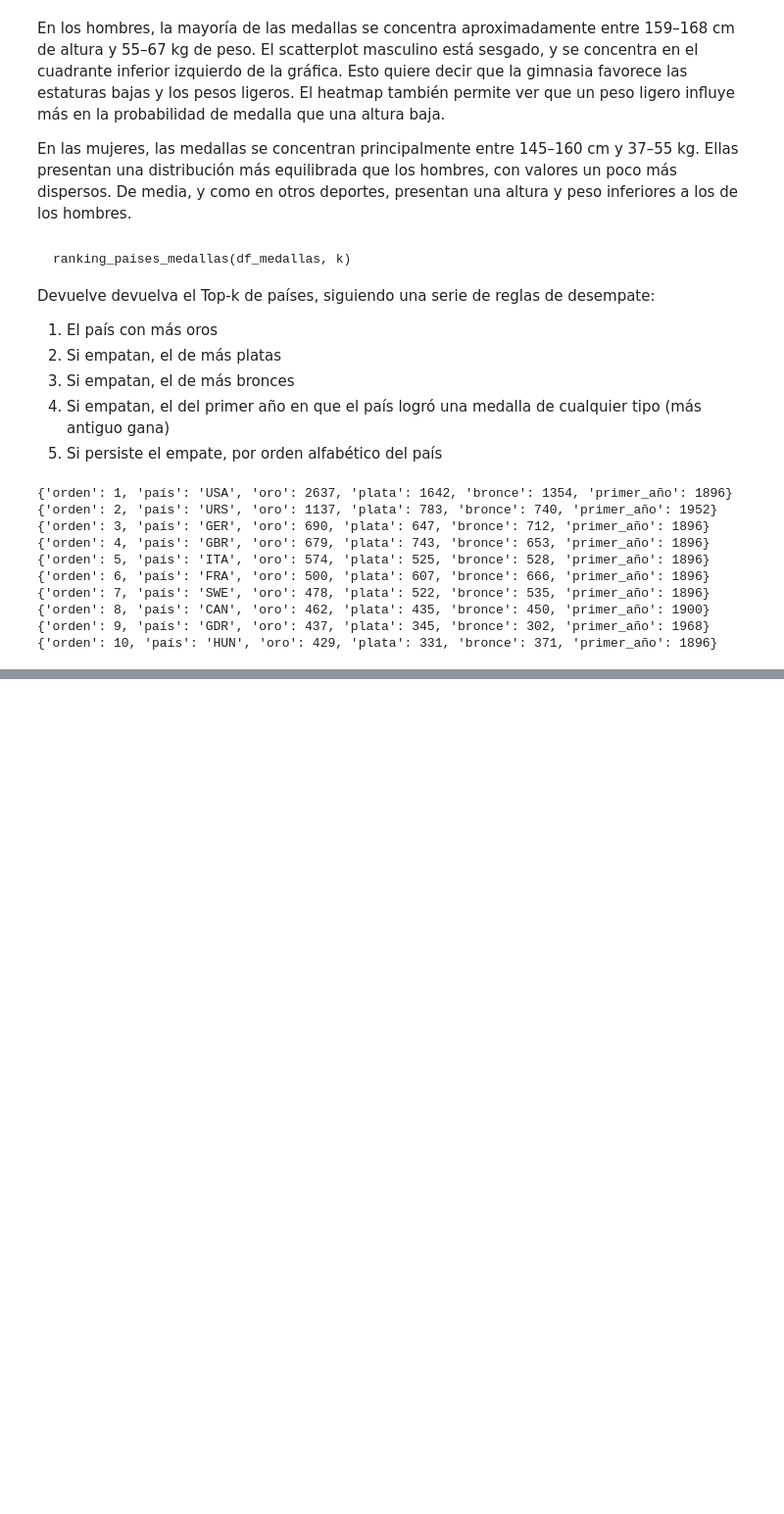
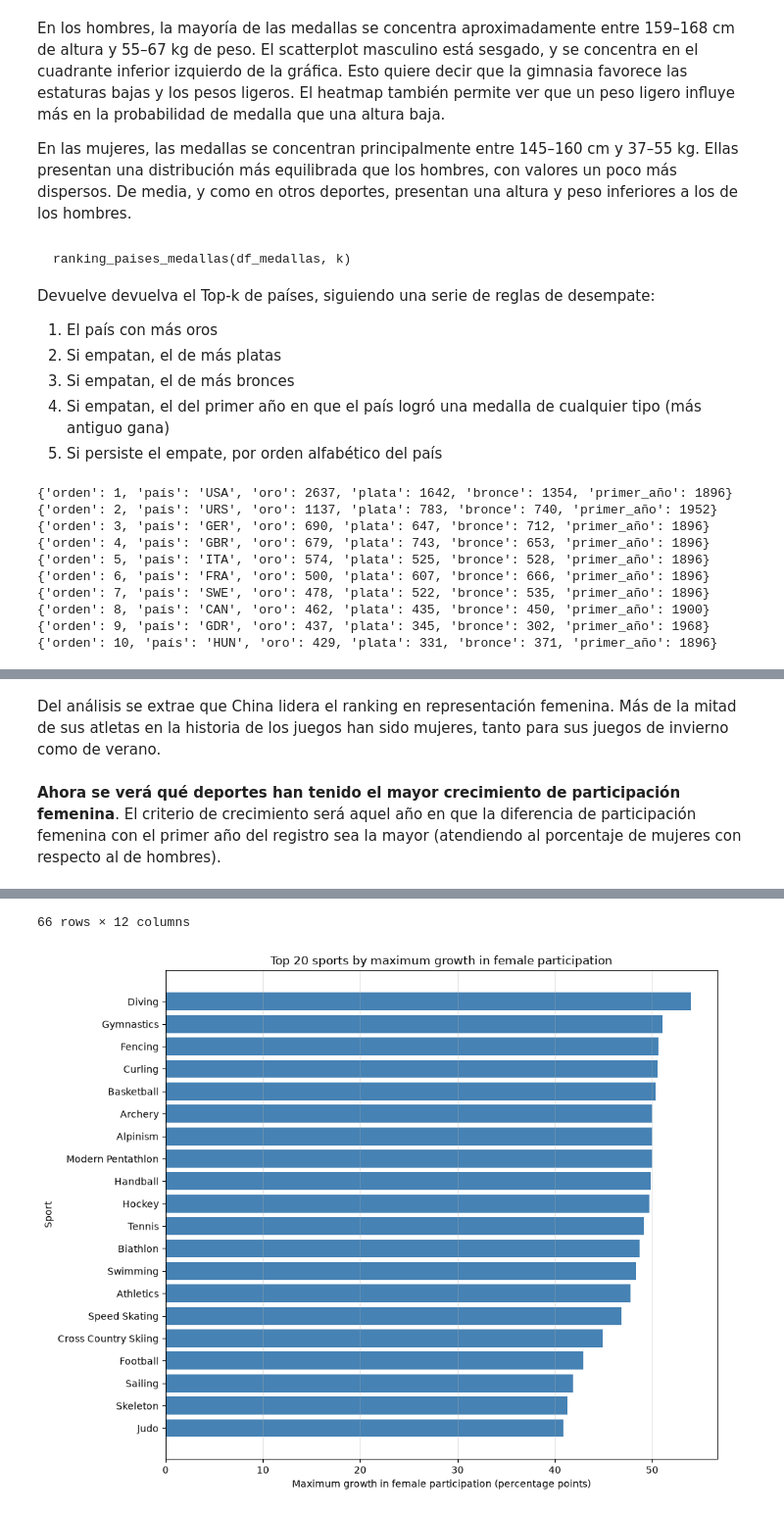
Before and after one commit to Yassin-Pellicer/UPV-GII, a Jupyter notebook: MIADA/PYTHON_PARA_CIENCIA_DE_DATOS/project/yassin-pellicer-project.ipynb, the cells around one changed output, grey strips where cells are left out. Shown at 98% size. Saved outputs shown, nothing was run; the diff lists cells and outputs as text; code cells hidden in the pictures; blank space fills up the shorter version.

```diff
--- a/MIADA/PYTHON_PARA_CIENCIA_DE_DATOS/project/yassin-pellicer-project.ipynb
+++ b/MIADA/PYTHON_PARA_CIENCIA_DE_DATOS/project/yassin-pellicer-project.ipynb
@@ -991,0 +1152,75 @@ ranking_paises_medallas(athlete_medals_df, 10)
+# %% [markdown]
+Del análisis se extrae que China lidera el ranking en representación femenina. Más de la mitad de sus atletas en la historia de los juegos han sido mujeres, tanto para sus juegos de invierno como de verano.
+# %% [markdown]
+**Ahora se verá qué deportes han tenido el mayor crecimiento de participación femenina**. El criterio de crecimiento será aquel año en que la diferencia de participación femenina con el primer año del registro sea la mayor (atendiendo al porcentaje de mujeres con respecto al de hombres).
+# %%
+participations = athlete_medals_df.drop_duplicates(
+  subset=["ID", "NOC", "Games", "Sport"]
+)
+
+yearly = (
+  participations
+  .groupby(["Sport", "Year"], as_index=False)
+  .agg(
+    Women=("Sex", lambda s: s.eq("F").sum()),
+    Total=("Sex", lambda s: s.isin(["M", "F"]).sum()),
+  )
+  .assign(Percentage=lambda df: df["Women"] / df["Total"] * 100)
+  .sort_values(["Sport", "Year"])
+)
+
+first = (
+  yearly.groupby("Sport").head(1)
+  .set_index("Sport")[["Year", "Women", "Percentage"]]
+  .rename(columns={
+    "Year": "First_year",
+    "Women": "First_women",
+    "Percentage": "First_percentage",
+  })
+)
+
+latest = (
+  yearly.groupby("Sport").tail(1)
+  .set_index("Sport")[["Year", "Women", "Percentage"]]
+  .rename(columns={
+    "Year": "Latest_year",
+    "Women": "Latest_women",
+    "Percentage": "Latest_percentage",
+  })
+)
+
+record = (
+  yearly.loc[yearly.groupby("Sport")["Percentage"].idxmax()]
+  .set_index("Sport")[["Year", "Women", "Percentage"]]
+  .rename(columns={
+    "Year": "Record_year",
+    "Women": "Record_women",
+    "Percentage": "Record_percentage",
+  })
+)
+
+games = (
+  first.join(latest).join(record)
+  .assign(
+    Max_growth_pp=lambda df: df["Record_percentage"] - df["First_percentage"],
+    Latest_vs_record_pp=lambda df: df["Latest_percentage"] - df["Record_percentage"],
+  )
+  .sort_values("Max_growth_pp", ascending=False)
+  .reset_index()
+  .round(2)
+)
+
+display(games)
+
+plot_data = games.nlargest(20, "Max_growth_pp").sort_values("Max_growth_pp")
+
+plt.figure(figsize=(10, 8))
+plt.barh(plot_data["Sport"], plot_data["Max_growth_pp"], color="steelblue")
+
+plt.xlabel("Maximum growth in female participation (percentage points)")
+plt.ylabel("Sport")
+plt.title("Top 20 sports by maximum growth in female participation")
+plt.grid(axis="x", alpha=0.3)
+plt.tight_layout()
+plt.show()
+# %% [output]
@@ -991,0 +1239,2 @@ ranking_paises_medallas(athlete_medals_df, 10)
+66 rows × 12 columns
+[figure, added]
```
Also changed, not shown: parts of 13 cells of this notebook, 2 other files.
